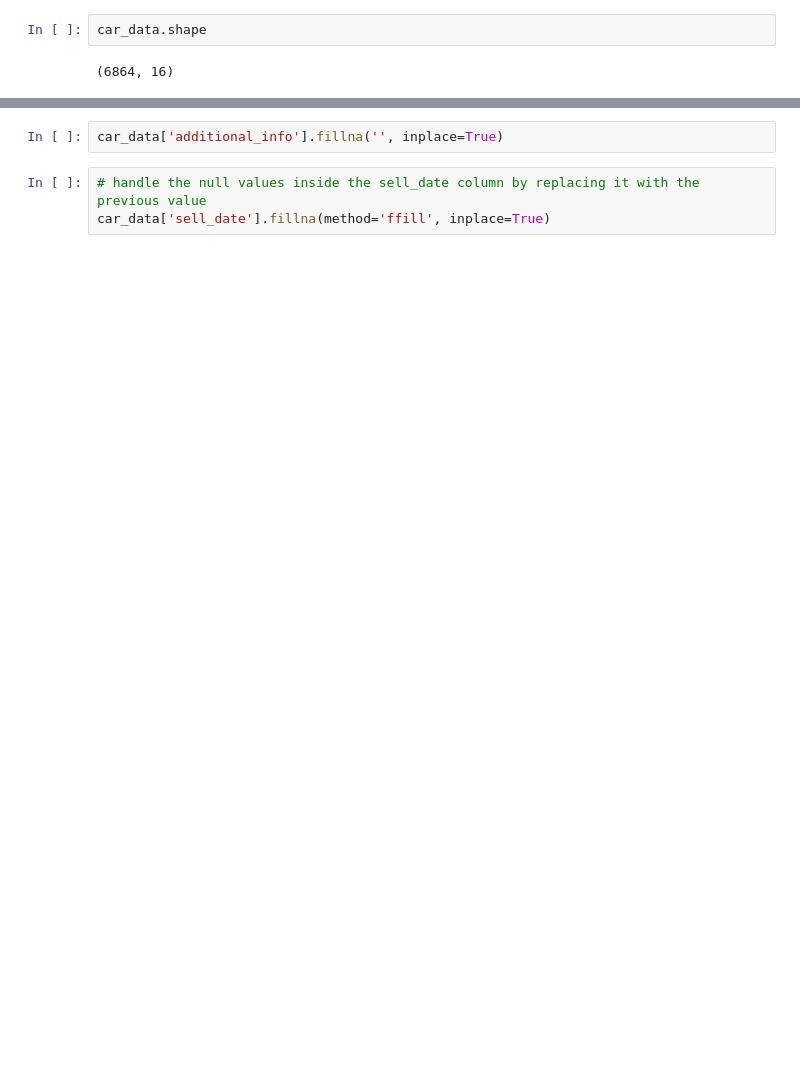
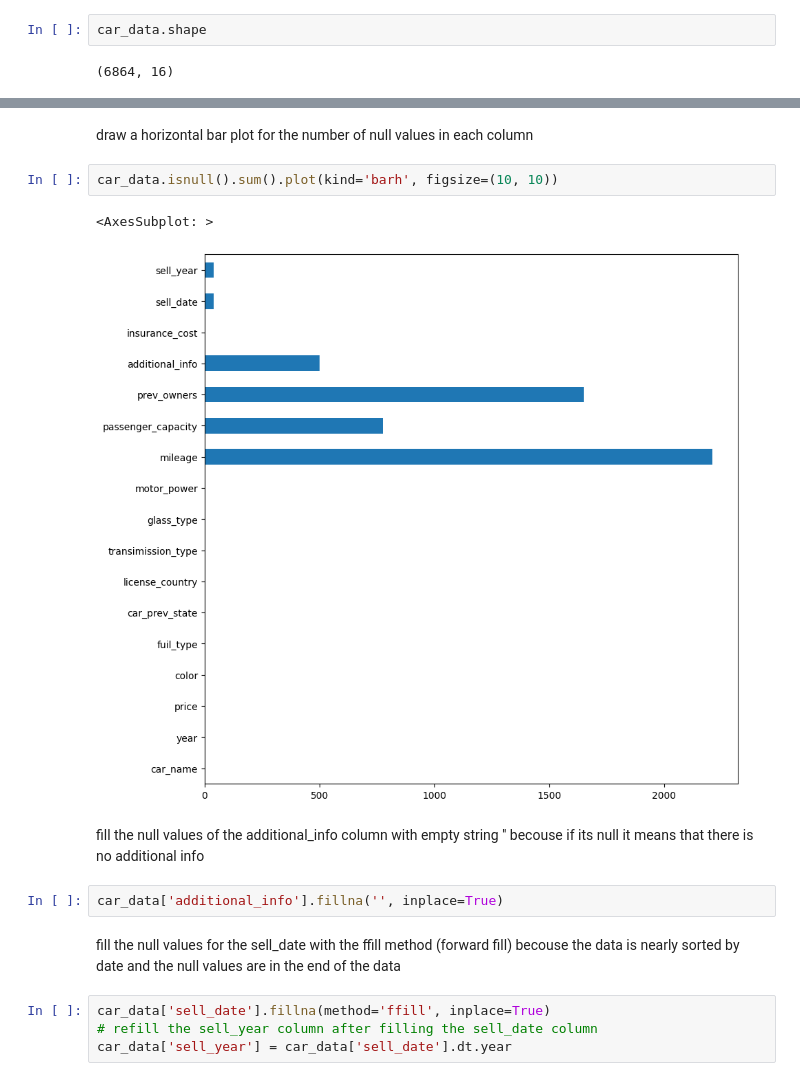
Before and after one commit to mohamadhase/Car-Price-Prediction, a Jupyter notebook: notebooks/car_prediction.ipynb, the cells around one changed output, grey strips where cells are left out. Saved outputs shown, nothing was run; the diff lists cells and outputs as text; blank space fills up the shorter version.

```diff
--- a/notebooks/car_prediction.ipynb
+++ b/notebooks/car_prediction.ipynb
@@ -25,5 +93,18 @@ car_data.head(5)
+# %% [markdown]
+draw a horizontal bar plot for the number of null values in each column
+# %%
+car_data.isnull().sum().plot(kind='barh', figsize=(10, 10))
+# %% [output]
+<AxesSubplot: >
+[figure, added]
+# %% [markdown]
+fill the null values of the additional_info column with empty string ''
+becouse if its null it means that there is no additional info
 # %%
 car_data['additional_info'].fillna('', inplace=True)
-# %%
-# handle the null values inside the sell_date column by replacing it with the previous value
-car_data['sell_date'].fillna(method='ffill', inplace=True)
+# %% [markdown]
+fill the null values for the sell_date with the ffill method (forward fill) becouse the data is nearly sorted by date and the null values are in the end of the data
+# %%
+car_data['sell_date'].fillna(method='ffill', inplace=True)
+# refill the sell_year column after filling the sell_date column
+car_data['sell_year'] = car_data['sell_date'].dt.year
```
Also changed, not shown: parts of 36 cells of this notebook.
